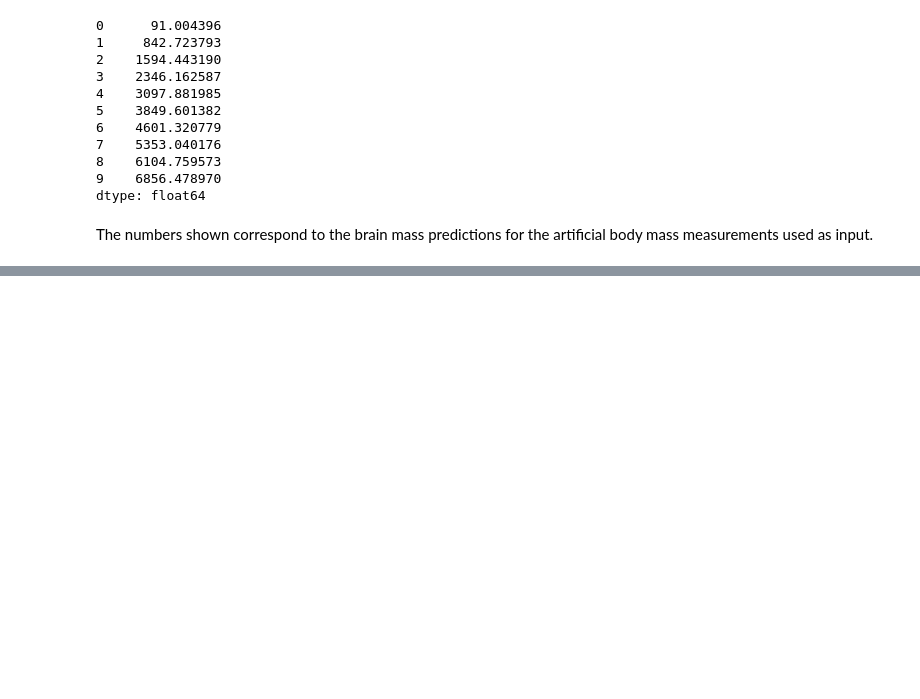
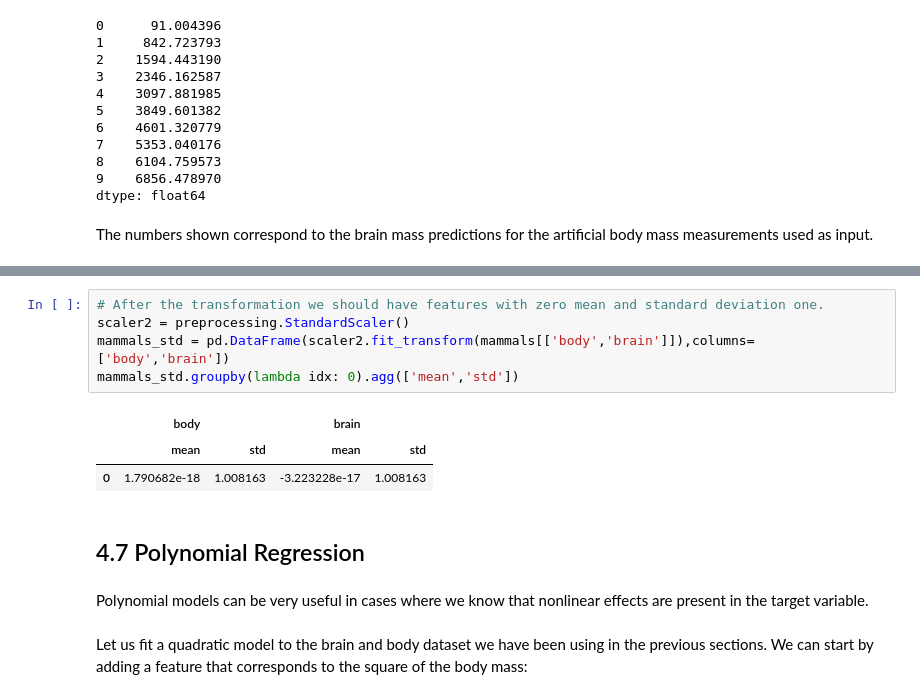
Before and after one commit to ekonlab/ai, a Jupyter notebook: salazar/4_regression/4_regression.ipynb, the cells around one changed output, grey strips where cells are left out. Cells and saved outputs as stored; diff of their text form; blank space fills up the shorter version.

```diff
--- a/salazar/4_regression/4_regression.ipynb
+++ b/salazar/4_regression/4_regression.ipynb
@@ -208,0 +357,19 @@ as input.
+# %%
+# After the transformation we should have features with zero mean and standard deviation one.
+scaler2 = preprocessing.StandardScaler()
+mammals_std = pd.DataFrame(scaler2.fit_transform(mammals[['body','brain']]),columns=['body','brain'])
+mammals_std.groupby(lambda idx: 0).agg(['mean','std'])
+# %% [output]
+|  | body |  | brain |  |
+|  | mean | std | mean | std |
+| 0 | 1.790682e-18 | 1.008163 | -3.223228e-17 | 1.008163 |
+# %% [markdown]
+## 4.7 Polynomial Regression
+# %% [markdown]
+Polynomial models can be very useful in cases where we
+know that nonlinear effects are present in the target variable.
+# %% [markdown]
+Let us fit a quadratic model to the brain and body dataset
+we have been using in the previous sections. We can start by
+adding a feature that corresponds to the square of the body
+mass:
```
Also changed, not shown: parts of 46 cells of this notebook, 6 other files.
